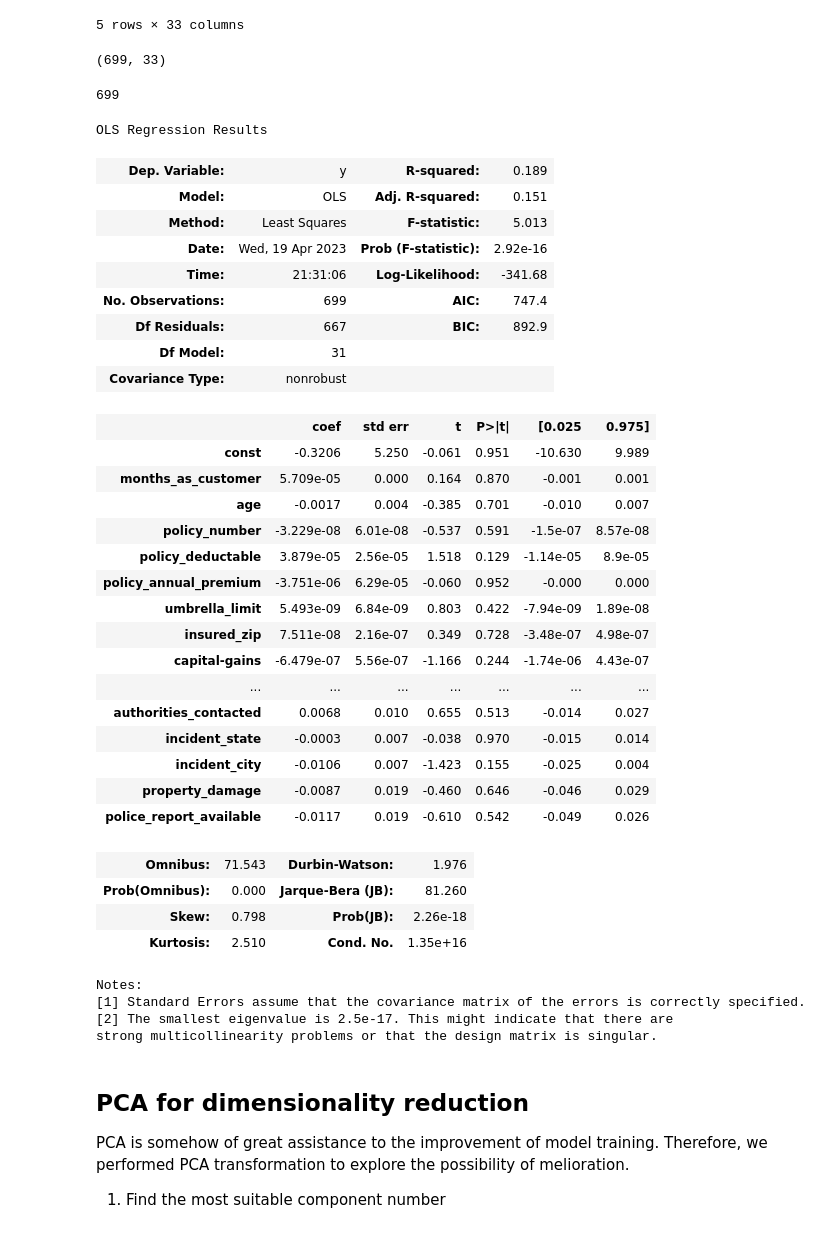
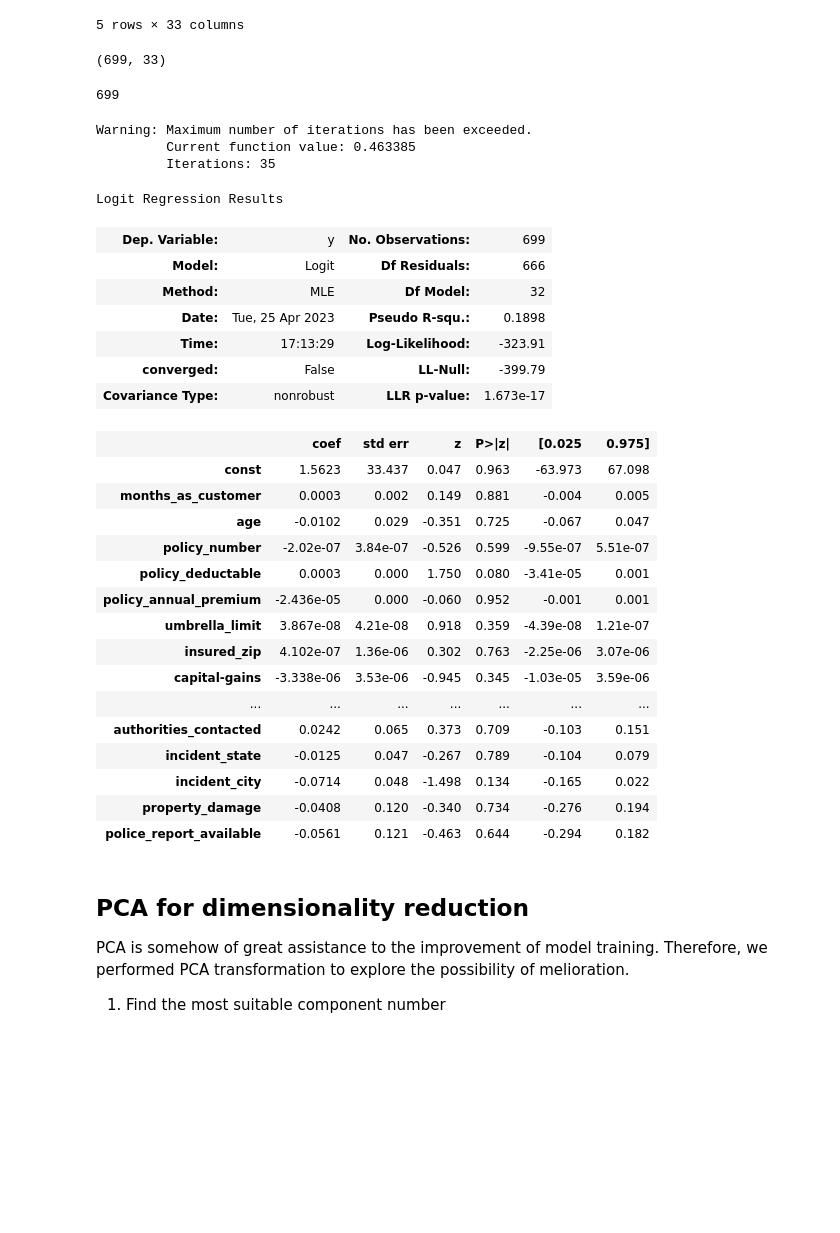
Before and after one commit to ai-course-dev-team-HKBU/Final_project, a Jupyter notebook: ai_data_preprocessing.ipynb, the cells around one changed output. Drawn from its saved outputs; the diff is of its cells as text; code cells hidden in the pictures; blank space fills up the shorter version.

Commit message:
change OLS to Logit

```diff
--- a/ai_data_preprocessing.ipynb
+++ b/ai_data_preprocessing.ipynb
@@ -96,49 +96,42 @@ display(train_df.head())
 # %%
 import statsmodels.api as sm
 y = train_df["fraud_reported"].tolist()
 X = train_df.drop(["fraud_reported"],axis="columns")
 X_lm = X
 X_lm = sm.add_constant(X_lm)
 display(X_lm.shape,y.__len__())
-res = sm.OLS(y,X_lm).fit()
+res = sm.Logit(y,X_lm).fit()
 display(res.summary())
 # %% [output]
 (699, 33)
 699
-OLS Regression Results
+Warning: Maximum number of iterations has been exceeded.
+         Current function value: 0.463385
+         Iterations: 35
+Logit Regression Results
-| Dep. Variable: | y | R-squared: | 0.189 |
-| Model: | OLS | Adj. R-squared: | 0.151 |
-| Method: | Least Squares | F-statistic: | 5.013 |
-| Date: | Wed, 19 Apr 2023 | Prob (F-statistic): | 2.92e-16 |
-| Time: | 21:31:06 | Log-Likelihood: | -341.68 |
-| No. Observations: | 699 | AIC: | 747.4 |
-| Df Residuals: | 667 | BIC: | 892.9 |
-| Df Model: | 31 |  |  |
-| Covariance Type: | nonrobust |  |  |
+| Dep. Variable: | y | No. Observations: | 699 |
+| Model: | Logit | Df Residuals: | 666 |
+| Method: | MLE | Df Model: | 32 |
+| Date: | Tue, 25 Apr 2023 | Pseudo R-squ.: | 0.1898 |
+| Time: | 17:13:29 | Log-Likelihood: | -323.91 |
+| converged: | False | LL-Null: | -399.79 |
+| Covariance Type: | nonrobust | LLR p-value: | 1.673e-17 |
-|  | coef | std err | t | P>|t| | [0.025 | 0.975] |
-| const | -0.3206 | 5.250 | -0.061 | 0.951 | -10.630 | 9.989 |
-| months_as_customer | 5.709e-05 | 0.000 | 0.164 | 0.870 | -0.001 | 0.001 |
-| age | -0.0017 | 0.004 | -0.385 | 0.701 | -0.010 | 0.007 |
-| policy_number | -3.229e-08 | 6.01e-08 | -0.537 | 0.591 | -1.5e-07 | 8.57e-08 |
-| policy_deductable | 3.879e-05 | 2.56e-05 | 1.518 | 0.129 | -1.14e-05 | 8.9e-05 |
-| policy_annual_premium | -3.751e-06 | 6.29e-05 | -0.060 | 0.952 | -0.000 | 0.000 |
-| umbrella_limit | 5.493e-09 | 6.84e-09 | 0.803 | 0.422 | -7.94e-09 | 1.89e-08 |
-| insured_zip | 7.511e-08 | 2.16e-07 | 0.349 | 0.728 | -3.48e-07 | 4.98e-07 |
-| capital-gains | -6.479e-07 | 5.56e-07 | -1.166 | 0.244 | -1.74e-06 | 4.43e-07 |
+|  | coef | std err | z | P>|z| | [0.025 | 0.975] |
+| const | 1.5623 | 33.437 | 0.047 | 0.963 | -63.973 | 67.098 |
+| months_as_customer | 0.0003 | 0.002 | 0.149 | 0.881 | -0.004 | 0.005 |
+| age | -0.0102 | 0.029 | -0.351 | 0.725 | -0.067 | 0.047 |
+| policy_number | -2.02e-07 | 3.84e-07 | -0.526 | 0.599 | -9.55e-07 | 5.51e-07 |
+| policy_deductable | 0.0003 | 0.000 | 1.750 | 0.080 | -3.41e-05 | 0.001 |
+| policy_annual_premium | -2.436e-05 | 0.000 | -0.060 | 0.952 | -0.001 | 0.001 |
+| umbrella_limit | 3.867e-08 | 4.21e-08 | 0.918 | 0.359 | -4.39e-08 | 1.21e-07 |
+| insured_zip | 4.102e-07 | 1.36e-06 | 0.302 | 0.763 | -2.25e-06 | 3.07e-06 |
+| capital-gains | -3.338e-06 | 3.53e-06 | -0.945 | 0.345 | -1.03e-05 | 3.59e-06 |
 | ... | ... | ... | ... | ... | ... | ... |
-| authorities_contacted | 0.0068 | 0.010 | 0.655 | 0.513 | -0.014 | 0.027 |
-| incident_state | -0.0003 | 0.007 | -0.038 | 0.970 | -0.015 | 0.014 |
-| incident_city | -0.0106 | 0.007 | -1.423 | 0.155 | -0.025 | 0.004 |
-| property_damage | -0.0087 | 0.019 | -0.460 | 0.646 | -0.046 | 0.029 |
-| police_report_available | -0.0117 | 0.019 | -0.610 | 0.542 | -0.049 | 0.026 |
+| authorities_contacted | 0.0242 | 0.065 | 0.373 | 0.709 | -0.103 | 0.151 |
+| incident_state | -0.0125 | 0.047 | -0.267 | 0.789 | -0.104 | 0.079 |
+| incident_city | -0.0714 | 0.048 | -1.498 | 0.134 | -0.165 | 0.022 |
+| property_damage | -0.0408 | 0.120 | -0.340 | 0.734 | -0.276 | 0.194 |
+| police_report_available | -0.0561 | 0.121 | -0.463 | 0.644 | -0.294 | 0.182 |
-| Omnibus: | 71.543 | Durbin-Watson: | 1.976 |
-| Prob(Omnibus): | 0.000 | Jarque-Bera (JB): | 81.260 |
-| Skew: | 0.798 | Prob(JB): | 2.26e-18 |
-| Kurtosis: | 2.510 | Cond. No. | 1.35e+16 |
-Notes:
-[1] Standard Errors assume that the covariance matrix of the errors is correctly specified.
-[2] The smallest eigenvalue is 2.5e-17. This might indicate that there are
-strong multicollinearity problems or that the design matrix is singular.
 # %% [markdown]
 ## PCA for dimensionality reduction
 
```
Also changed, not shown: parts of 11 cells of this notebook.
